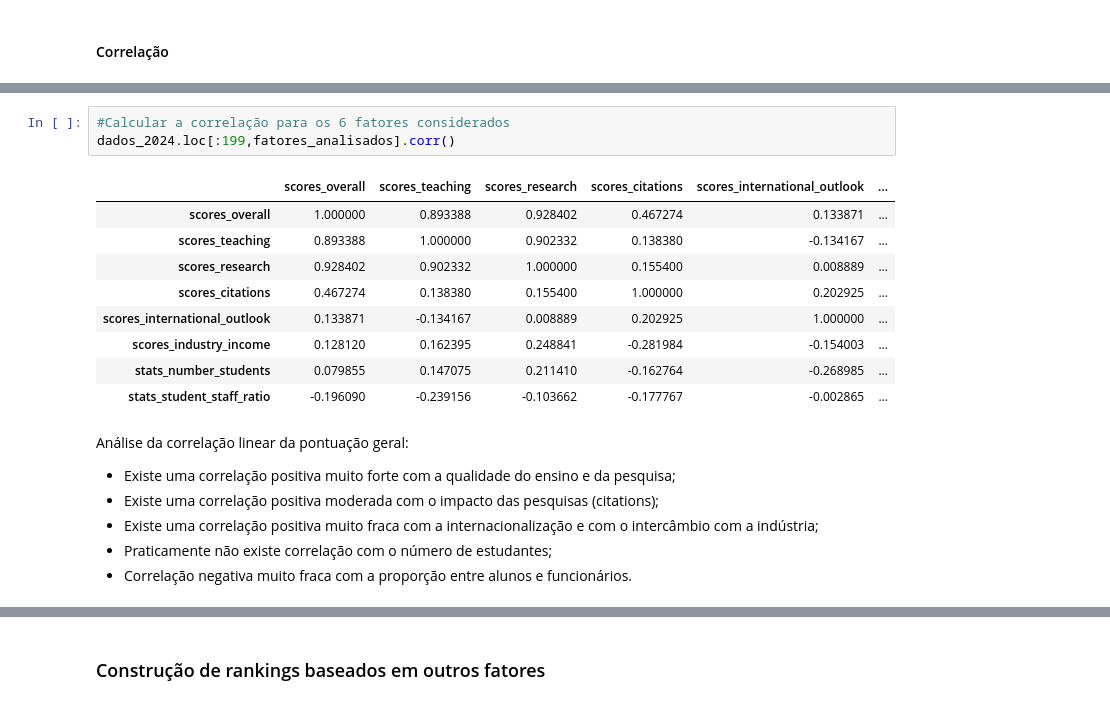
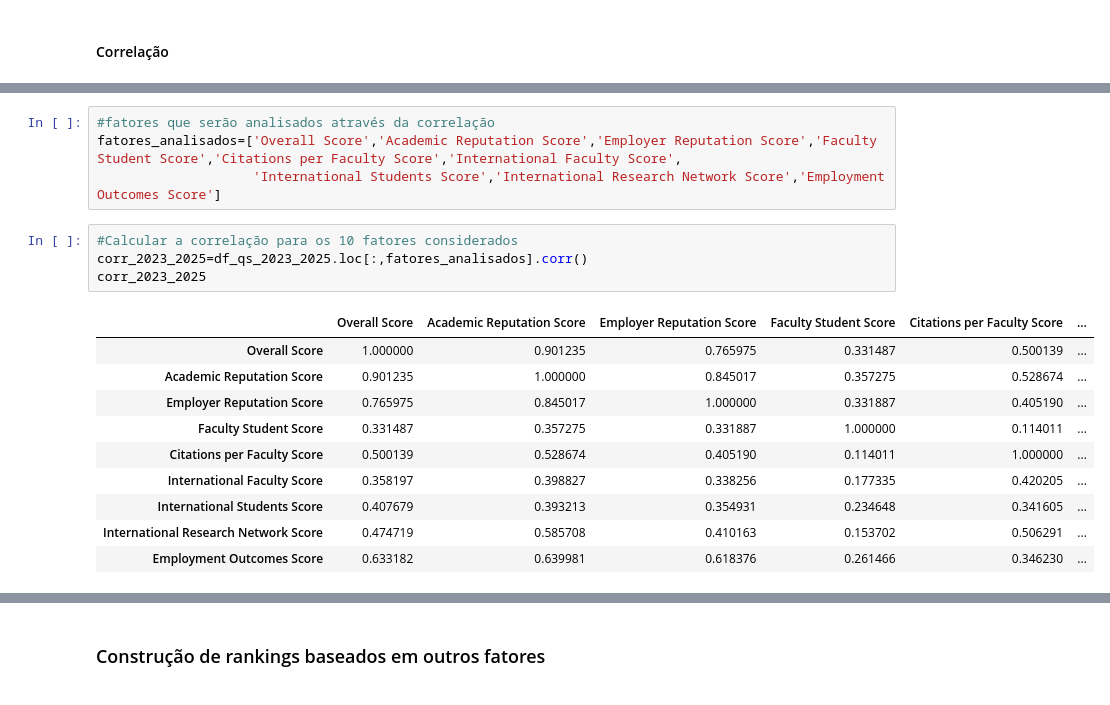
Before and after one commit to RodolfoPCruz/education_analysis, a Jupyter notebook: QS Ranking/QS Ranking.ipynb, the cells around one changed output, grey strips where cells are left out. Saved outputs shown, nothing was run; the diff lists cells and outputs as text.

```diff
--- a/QS Ranking/QS Ranking.ipynb
+++ b/QS Ranking/QS Ranking.ipynb
@@ -799,21 +801,19 @@ scores_overall univerisade na posição 200: 48.3–51.6
+# %%
+#fatores que serão analisados através da correlação
+fatores_analisados=['Overall Score','Academic Reputation Score','Employer Reputation Score','Faculty Student Score','Citations per Faculty Score','International Faculty Score',
+                    'International Students Score','International Research Network Score','Employment Outcomes Score']
 # %%
-#Calcular a correlação para os 6 fatores considerados
-dados_2024.loc[:199,fatores_analisados].corr()
+#Calcular a correlação para os 10 fatores considerados
+corr_2023_2025=df_qs_2023_2025.loc[:,fatores_analisados].corr()
+corr_2023_2025
 # %% [output]
-|  | scores_overall | scores_teaching | scores_research | scores_citations | scores_international_outlook | ... |
-| scores_overall | 1.000000 | 0.893388 | 0.928402 | 0.467274 | 0.133871 | ... |
-| scores_teaching | 0.893388 | 1.000000 | 0.902332 | 0.138380 | -0.134167 | ... |
-| scores_research | 0.928402 | 0.902332 | 1.000000 | 0.155400 | 0.008889 | ... |
-| scores_citations | 0.467274 | 0.138380 | 0.155400 | 1.000000 | 0.202925 | ... |
-| scores_international_outlook | 0.133871 | -0.134167 | 0.008889 | 0.202925 | 1.000000 | ... |
-| scores_industry_income | 0.128120 | 0.162395 | 0.248841 | -0.281984 | -0.154003 | ... |
-| stats_number_students | 0.079855 | 0.147075 | 0.211410 | -0.162764 | -0.268985 | ... |
-| stats_student_staff_ratio | -0.196090 | -0.239156 | -0.103662 | -0.177767 | -0.002865 | ... |
+|  | Overall Score | Academic Reputation Score | Employer Reputation Score | Faculty Student Score | Citations per Faculty Score | ... |
+| Overall Score | 1.000000 | 0.901235 | 0.765975 | 0.331487 | 0.500139 | ... |
+| Academic Reputation Score | 0.901235 | 1.000000 | 0.845017 | 0.357275 | 0.528674 | ... |
+| Employer Reputation Score | 0.765975 | 0.845017 | 1.000000 | 0.331887 | 0.405190 | ... |
+| Faculty Student Score | 0.331487 | 0.357275 | 0.331887 | 1.000000 | 0.114011 | ... |
+| Citations per Faculty Score | 0.500139 | 0.528674 | 0.405190 | 0.114011 | 1.000000 | ... |
+| International Faculty Score | 0.358197 | 0.398827 | 0.338256 | 0.177335 | 0.420205 | ... |
+| International Students Score | 0.407679 | 0.393213 | 0.354931 | 0.234648 | 0.341605 | ... |
+| International Research Network Score | 0.474719 | 0.585708 | 0.410163 | 0.153702 | 0.506291 | ... |
+| Employment Outcomes Score | 0.633182 | 0.639981 | 0.618376 | 0.261466 | 0.346230 | ... |
-# %% [markdown]
-Análise da correlação linear da pontuação geral:
-
-- Existe uma correlação positiva muito forte com a qualidade do ensino e da pesquisa;
-- Existe uma correlação positiva moderada com o impacto das pesquisas (citations);
-- Existe uma correlação positiva muito fraca com a internacionalização e com o intercâmbio com a indústria;
-- Praticamente não existe correlação com o número de estudantes;
-- Correlação negativa muito fraca com a proporção entre alunos e funcionários.
```
Also changed, not shown: parts of 26 cells of this notebook, 1 other file.
